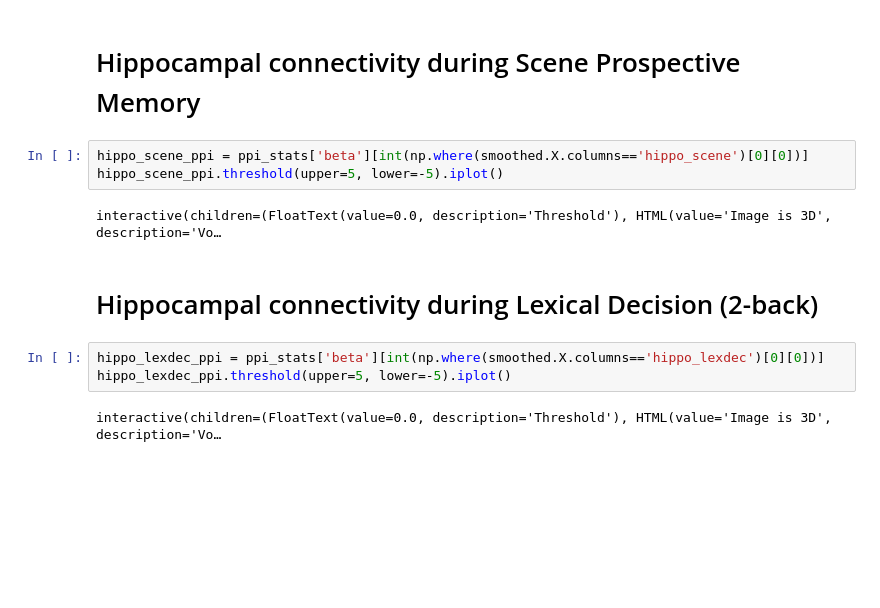
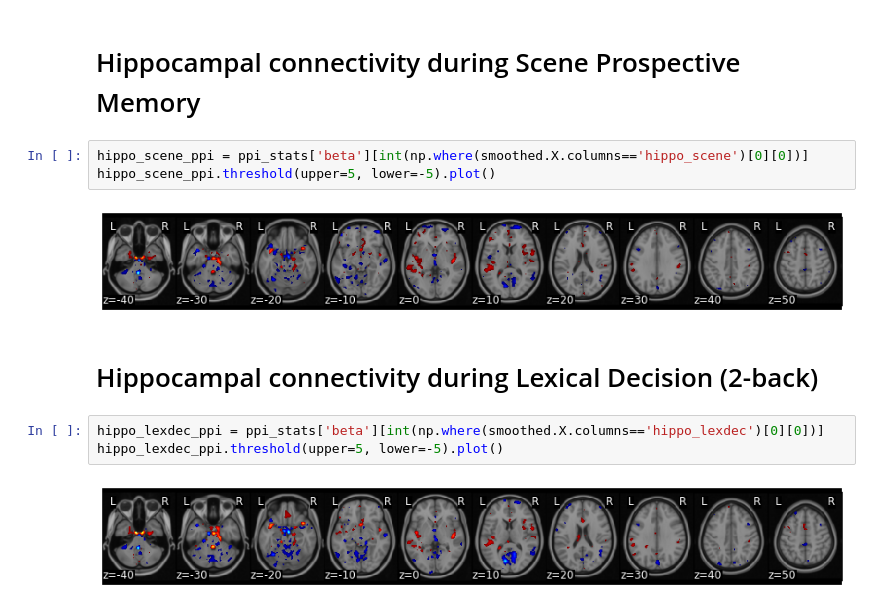
Before and after one commit to tientong98/fMRI_demo, a Jupyter notebook: code/02_PPI.ipynb, the cells around one changed output. Saved outputs shown, nothing was run; the diff lists cells and outputs as text; blank space fills up the shorter version.

```diff
--- a/code/02_PPI.ipynb
+++ b/code/02_PPI.ipynb
@@ -180,13 +184,13 @@ interactive(children=(FloatText(value=0.0, description='Threshold'), HTML(value=
 # Hippocampal connectivity during Scene Prospective Memory
 # %%
 hippo_scene_ppi = ppi_stats['beta'][int(np.where(smoothed.X.columns=='hippo_scene')[0][0])]
-hippo_scene_ppi.threshold(upper=5, lower=-5).iplot()
+hippo_scene_ppi.threshold(upper=5, lower=-5).plot()
 # %% [output]
-interactive(children=(FloatText(value=0.0, description='Threshold'), HTML(value='Image is 3D', description='Vo…
+[figure, added]
 # %% [markdown]
 # Hippocampal connectivity during Lexical Decision (2-back)
 # %%
 hippo_lexdec_ppi = ppi_stats['beta'][int(np.where(smoothed.X.columns=='hippo_lexdec')[0][0])]
-hippo_lexdec_ppi.threshold(upper=5, lower=-5).iplot()
+hippo_lexdec_ppi.threshold(upper=5, lower=-5).plot()
 # %% [output]
-interactive(children=(FloatText(value=0.0, description='Threshold'), HTML(value='Image is 3D', description='Vo…
+[figure, added]
```
Also changed, not shown: parts of 5 cells of this notebook.
